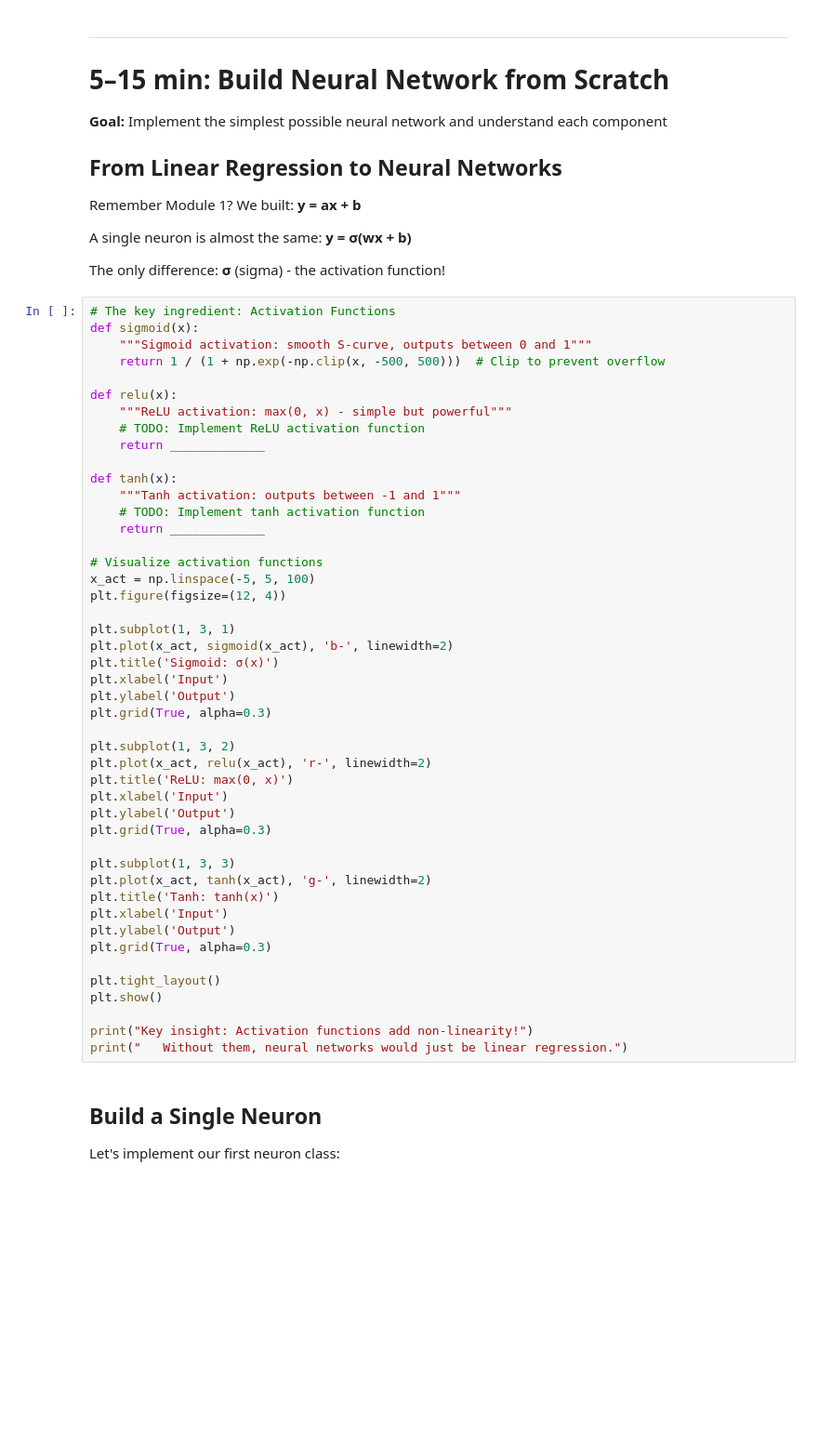
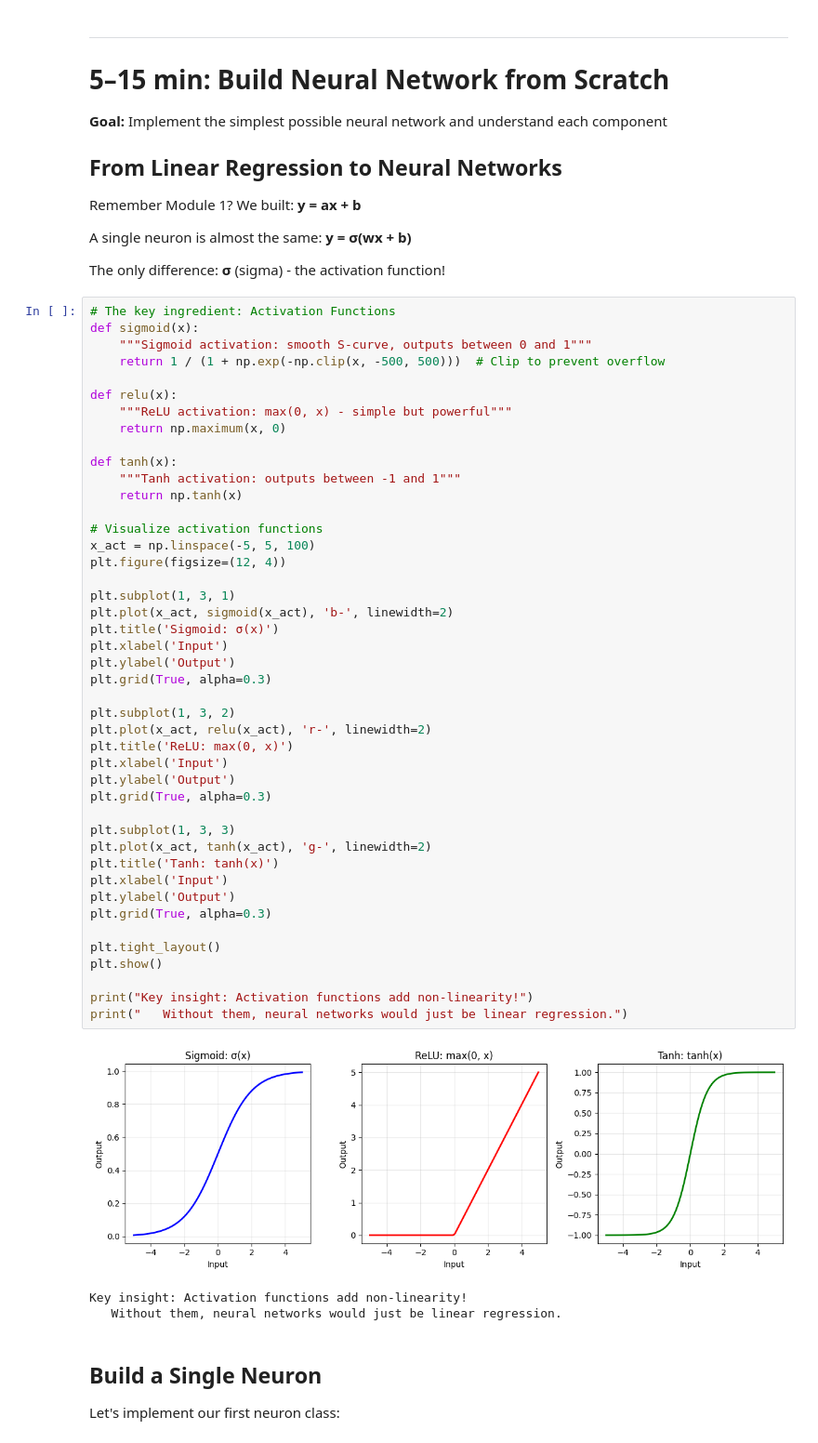
Before and after one commit to Robbyswimmer/CBU-CSC422, a Jupyter notebook: Materials/Module 2: Neural Networks/IC_1_shallow_neural_network_student.ipynb, the cells around one changed output. Shown at 93% size. Cells and saved outputs as stored; diff of their text form; blank space fills up the shorter version.

```diff
--- a/Materials/Module 2: Neural Networks/IC_1_shallow_neural_network_student.ipynb
+++ b/Materials/Module 2: Neural Networks/IC_1_shallow_neural_network_student.ipynb
@@ -92,44 +102,46 @@ def sigmoid(x):
 
 def relu(x):
     """ReLU activation: max(0, x) - simple but powerful"""
-    # TODO: Implement ReLU activation function
-    return _____________
+    return np.maximum(x, 0)
 
 def tanh(x):
     """Tanh activation: outputs between -1 and 1"""
-    # TODO: Implement tanh activation function
-    return _____________
+    return np.tanh(x)
 
 # Visualize activation functions
 x_act = np.linspace(-5, 5, 100)
 plt.figure(figsize=(12, 4))
 
 plt.subplot(1, 3, 1)
 plt.plot(x_act, sigmoid(x_act), 'b-', linewidth=2)
 plt.title('Sigmoid: σ(x)')
 plt.xlabel('Input')
 plt.ylabel('Output')
 plt.grid(True, alpha=0.3)
 
 plt.subplot(1, 3, 2)
 plt.plot(x_act, relu(x_act), 'r-', linewidth=2)
 plt.title('ReLU: max(0, x)')
 plt.xlabel('Input')
 plt.ylabel('Output')
 plt.grid(True, alpha=0.3)
 
 plt.subplot(1, 3, 3)
 plt.plot(x_act, tanh(x_act), 'g-', linewidth=2)
 plt.title('Tanh: tanh(x)')
 plt.xlabel('Input')
 plt.ylabel('Output')
 plt.grid(True, alpha=0.3)
 
 plt.tight_layout()
 plt.show()
 
 print("Key insight: Activation functions add non-linearity!")
 print("   Without them, neural networks would just be linear regression.")
+# %% [output]
+[figure, added]
+Key insight: Activation functions add non-linearity!
+   Without them, neural networks would just be linear regression.
 # %% [markdown]
 ## Build a Single Neuron
 
```
Also changed, not shown: parts of 3 cells of this notebook.
